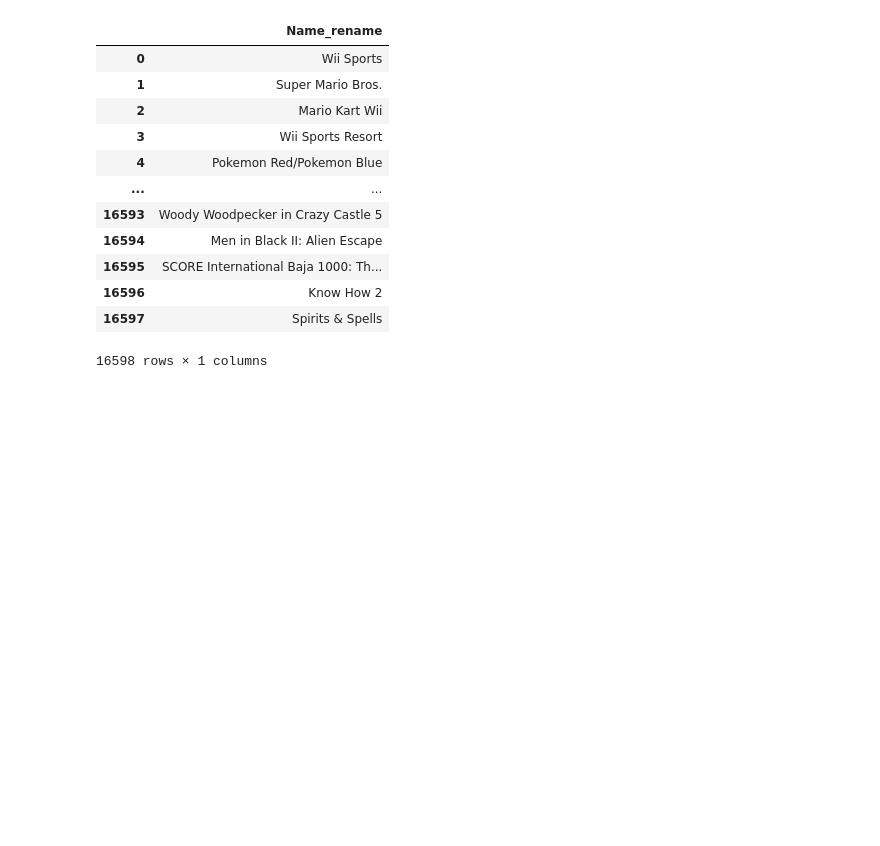
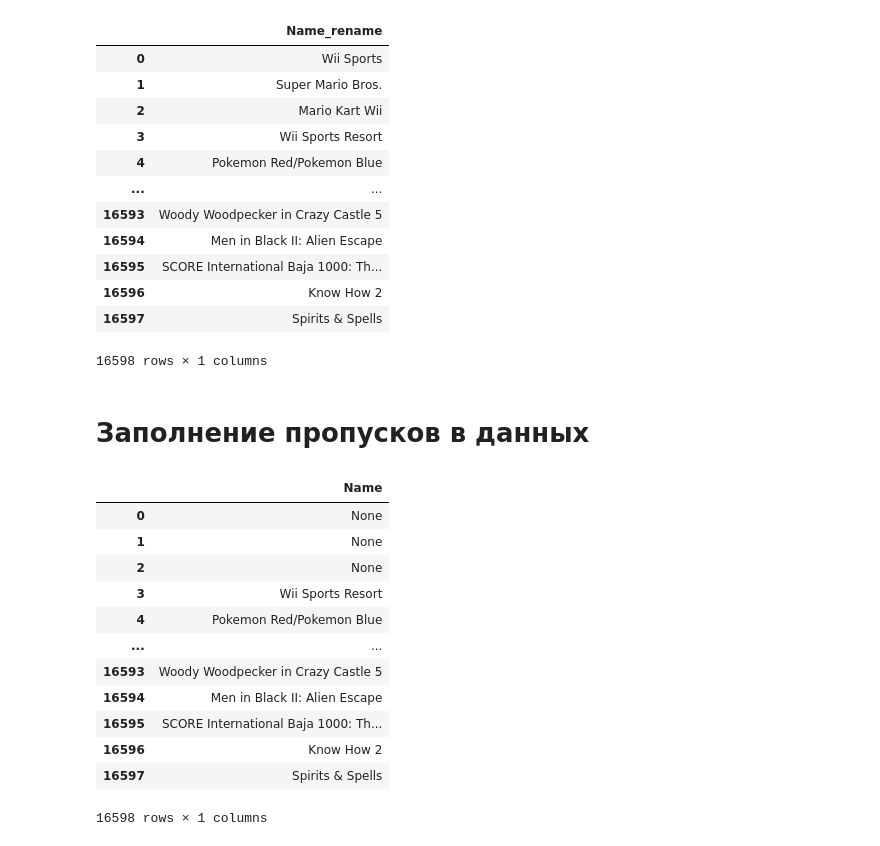
Before and after one commit to ArtemAvanesov/Python-Labs, a Jupyter notebook: Экспериментальные проекты/Pandas/pandas.ipynb, the cells around one changed output. Saved outputs shown, nothing was run; the diff lists cells and outputs as text; code cells hidden in the pictures; blank space fills up the shorter version.

```diff
--- a/Экспериментальные проекты/Pandas/pandas.ipynb
+++ b/Экспериментальные проекты/Pandas/pandas.ipynb
@@ -183,3 +183,23 @@ games_for_rename
 | 16596 | Know How 2 |
 | 16597 | Spirits & Spells |
 16598 rows × 1 columns
+# %% [markdown]
+# Заполнение пропусков в данных
+# %%
+games_for_fillna = games[['Name']].copy()
+games_for_fillna.iloc[0:3,0:1] = None
+games_for_fillna
+# %% [output]
+|  | Name |
+| 0 | None |
+| 1 | None |
+| 2 | None |
+| 3 | Wii Sports Resort |
+| 4 | Pokemon Red/Pokemon Blue |
+| ... | ... |
+| 16593 | Woody Woodpecker in Crazy Castle 5 |
+| 16594 | Men in Black II: Alien Escape |
+| 16595 | SCORE International Baja 1000: Th... |
+| 16596 | Know How 2 |
+| 16597 | Spirits & Spells |
+16598 rows × 1 columns
```
Also changed, not shown: parts of 4 cells of this notebook.
